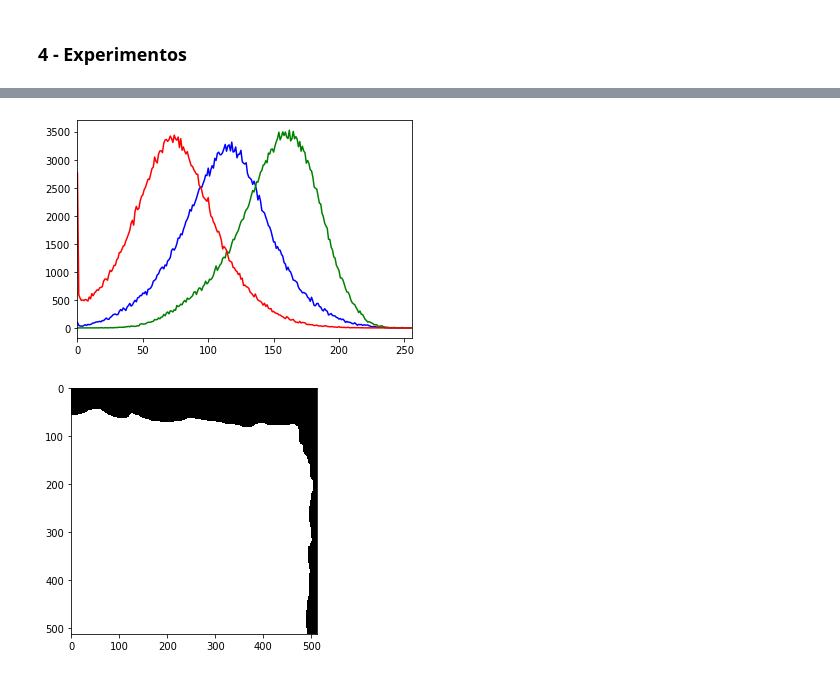
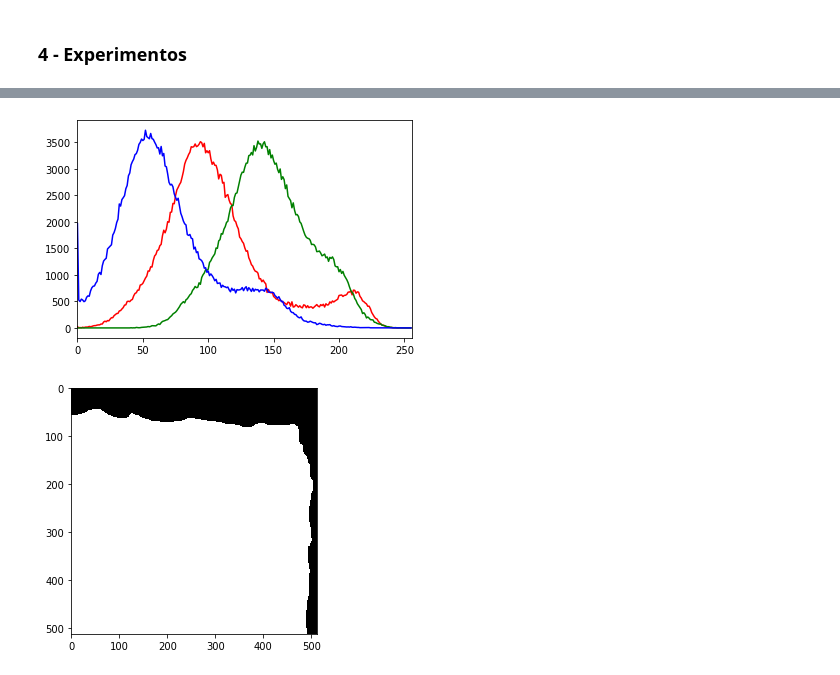
Before and after one commit to rodolfoarruda/MachineLearning, a Jupyter notebook: Pratica_ProcImg_v2.ipynb, the cells around one changed output, grey strips where cells are left out. Cells and saved outputs as stored; diff of their text form; code cells hidden in the pictures.

```diff
--- a/Pratica_ProcImg_v2.ipynb
+++ b/Pratica_ProcImg_v2.ipynb
@@ -91,0 +130,5 @@ rot = imread_collection("/content/drive/MyDrive/Doutorado/pesquisa/03_experiment
+# %%
+rot = imread_collection("/content/drive/MyDrive/Doutorado/pesquisa/03_experimentos/suborbitalRS_40_check/gt_full/trat/*.png", conserve_memory=True)
+# %%
+for i in range(0,40):
+  print(rot[i].shape)
@@ -110,5 +171,5 @@ for x in valid:
 # %% [markdown]
 ### **4 - Experimentos**
 # %%
-train = imread_collection("/content/drive/MyDrive/Doutorado/pesquisa/03_experimentos/amostras/train/img/*.png", conserve_memory=True)
-train_rot = imread_collection("/content/drive/MyDrive/Doutorado/pesquisa/03_experimentos/amostras/train/rotulos/*.png", conserve_memory=True)
+train = imread_collection("/content/drive/MyDrive/Doutorado/pesquisa/03_experimentos/amostras/train/img/*.png", conserve_memory=False)
+train_rot = imread_collection("/content/drive/MyDrive/Doutorado/pesquisa/03_experimentos/amostras/train/rotulos/*.png", conserve_memory=False)
@@ -118,0 +176,3 @@ imshow(train[2]);
+# %%
+for i in range(0,24):
+  print(train[i].shape)
@@ -119,12 +201,13 @@ imshow(train[2]);
 # %%
-color = ('b','g','r')
+img = train[2]
+color = ('r','g','b')
 for i,col in enumerate(color):
     histr = cv2.calcHist([img],[i],None,[256],[0,256])
     plt.plot(histr,color = col)
     plt.xlim([0,256])
 plt.show()
 # %% [output]
-[figure, old version]
+[figure, new version]
 # %%
 imshow(train_rot[2]);
 # %% [output]
```
Also changed, not shown: parts of 20 cells of this notebook.
